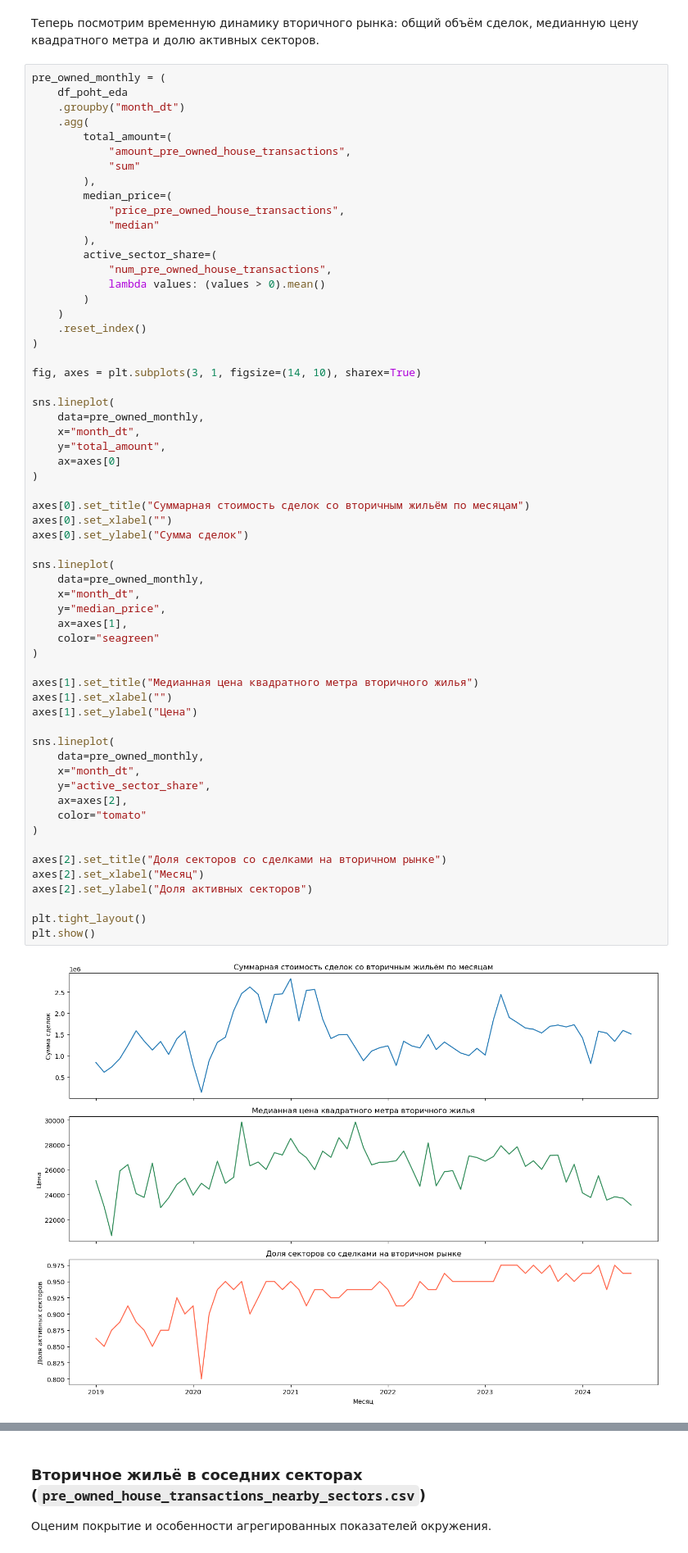
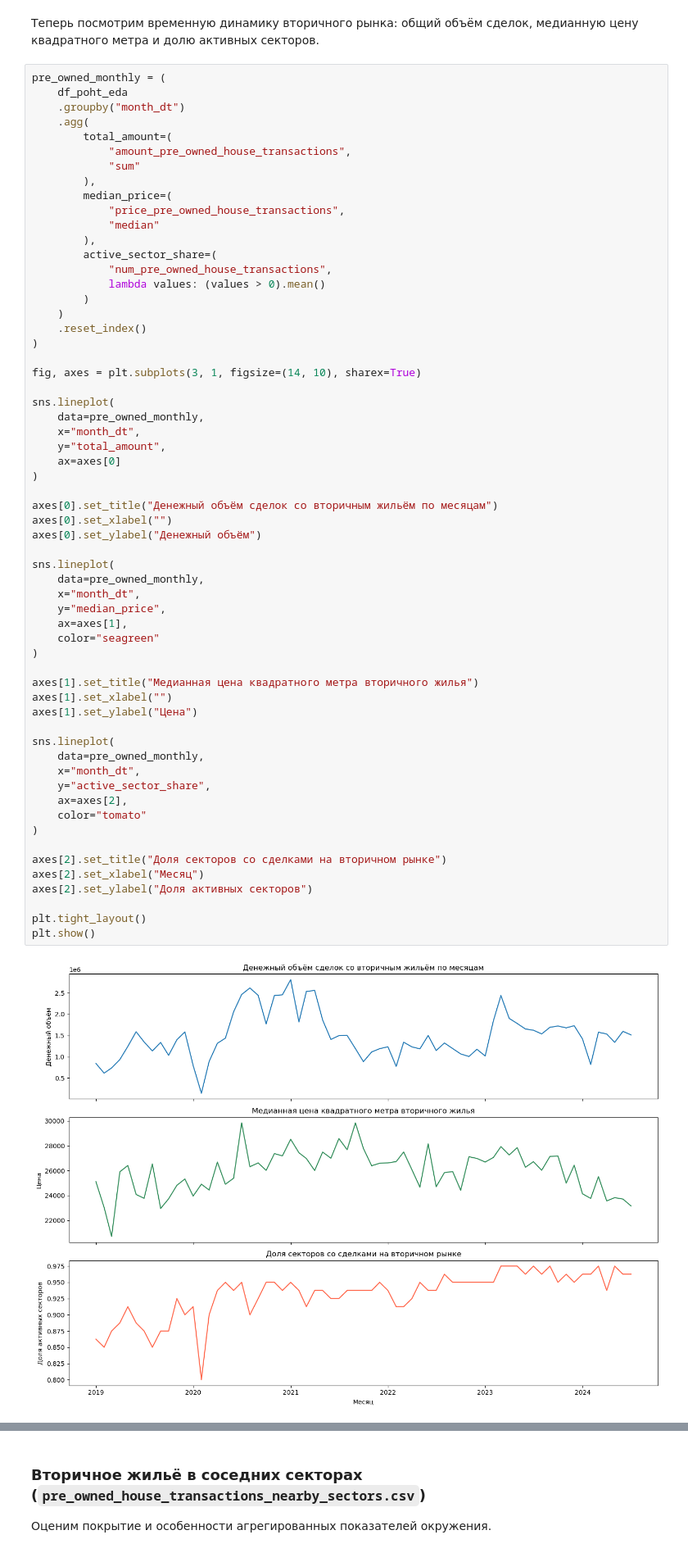
Before and after one commit to nikkyzp/ml-project, a Jupyter notebook: EDA.ipynb, the cells around one changed output, grey strips where cells are left out. Shown at 82% size. Drawn from its saved outputs; the diff is of its cells as text.

```diff
--- a/EDA.ipynb
+++ b/EDA.ipynb
@@ -1323,36 +1327,36 @@ sns.lineplot(
     ax=axes[0]
 )
 
-axes[0].set_title("Суммарная стоимость сделок со вторичным жильём по месяцам")
+axes[0].set_title("Денежный объём сделок со вторичным жильём по месяцам")
 axes[0].set_xlabel("")
-axes[0].set_ylabel("Сумма сделок")
+axes[0].set_ylabel("Денежный объём")
 
 sns.lineplot(
     data=pre_owned_monthly,
     x="month_dt",
     y="median_price",
     ax=axes[1],
     color="seagreen"
 )
 
 axes[1].set_title("Медианная цена квадратного метра вторичного жилья")
 axes[1].set_xlabel("")
 axes[1].set_ylabel("Цена")
 
 sns.lineplot(
     data=pre_owned_monthly,
     x="month_dt",
     y="active_sector_share",
     ax=axes[2],
     color="tomato"
 )
 
 axes[2].set_title("Доля секторов со сделками на вторичном рынке")
 axes[2].set_xlabel("Месяц")
 axes[2].set_ylabel("Доля активных секторов")
 
 plt.tight_layout()
 plt.show()
 # %% [output]
-[figure, old version]
+[figure, new version]
 # %% [markdown]
```
Also changed, not shown: parts of 23 cells of this notebook.
